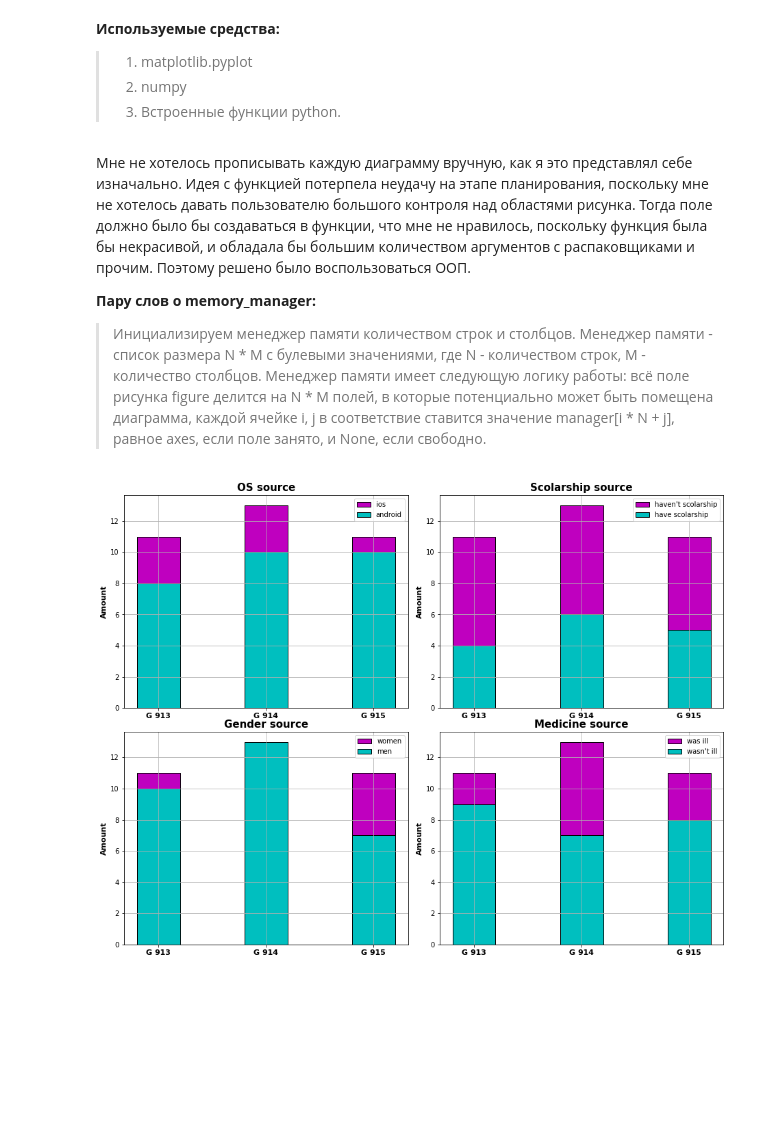
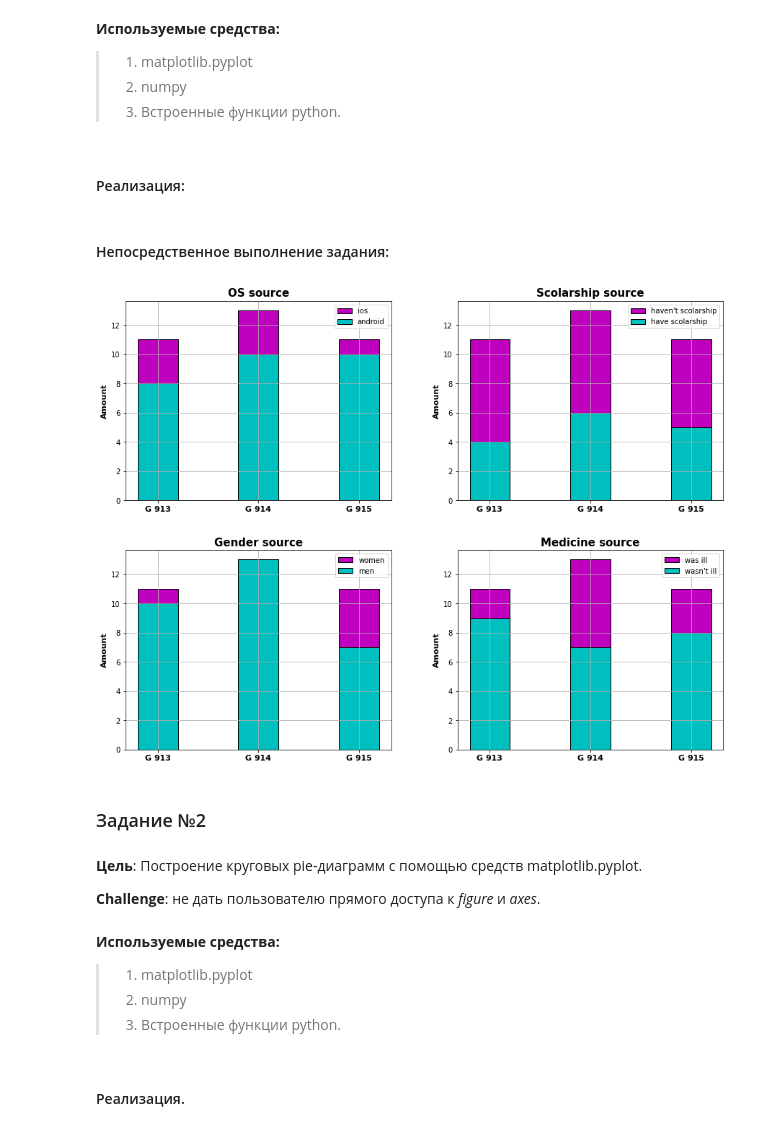
Before and after one commit to EvgrafovMichail/plt, a Jupyter notebook: matplotlib_evgrafov_michail_915.ipynb, the cells around one changed output. Cells and saved outputs as stored; diff of their text form; code cells hidden in the pictures; blank space fills up the shorter version.

Commit message:
add task 2 common interface and ABC

```diff
--- a/matplotlib_evgrafov_michail_915.ipynb
+++ b/matplotlib_evgrafov_michail_915.ipynb
@@ -6,3 +16,26 @@ import numpy as np
+# %%
+class IMultiDiagramm(ABC):
+    """
+    Abstract class
+
+    It is just interface
+
+    """
+    @abstractmethod
+    def add_diagramm(self):
+        """
+        Add new diagram
+
+        """
+        None
+
+    @abstractmethod
+    def show(self):
+        """
+        Show all diagramms
+
+        """
+        plt.show()
 # %% [markdown]
 ### Задание №1
 # %% [markdown]
@@ -13,14 +48,10 @@ import numpy as np
 >1. matplotlib.pyplot
 >2. numpy
 >3. Встроенные функции python.
-# %% [markdown]
-Мне не хотелось прописывать каждую диаграмму вручную, как я это представлял себе изначально. Идея с функцией потерпела неудачу на этапе планирования, поскольку мне не хотелось давать пользователю большого контроля над областями рисунка. Тогда поле должно было бы создаваться в функции, что мне не нравилось, поскольку функция была бы некрасивой, и обладала бы большим количеством аргументов с распаковщиками и прочим. Поэтому решено было воспользоваться ООП.
-
-**Пару слов о memory_manager:**
-
-> Инициализируем менеджер памяти количеством строк и столбцов. Менеджер памяти - список размера N * M с булевыми значениями, где N - количеством строк, M - количество столбцов. Менеджер памяти имеет следующую логику работы: всё поле рисунка figure делится на N * M полей, в которые потенциально может быть помещена диаграмма, каждой ячейке i, j в соответствие ставится значение manager[i * N + j], равное axes, если поле занято, и None, если свободно.
+# %% [markdown]
+#### Реализация:
 # %%
-class MultiBars():
+class MultiBars(IMultiDiagramm):
     """
     There is a class for building several
     number of bar diagramms
@@ -29,15 +60,15 @@ class MultiBars():
     def __init__(self, mcols, nraws):
         self.__fig = plt.figure(figsize=(mcols * 6.4, nraws * 4.8))
         self.__memory = [None for i in range(nraws * mcols)]
-        self.__weight = round(9 / (mcols * 10), 2)
-        self.__hight = round(9 / (nraws * 10), 2)
+        self.__weight = round(8 / (mcols * 10), 2)
+        self.__hight = round(8 / (nraws * 10), 2)
         self.__raws = nraws
         self.__cols = mcols
         self.__i = 0
 
-    def add_bar(self, title, labels, local, glob, l_label, g_label):
+    def add_diagramm(self, title, labels, local, glob, l_label, g_label):
         """
-        Add new diagram in memory
+        Add new diagram in memory and in fig
 
         """
         try:
@@ -64,7 +95,7 @@ class MultiBars():
             ax.legend()
             ax.grid()
 
-            self.__memory[i] = ax
+            self.__memory[self.__i] = ax
 
             self.__i += 1
 
@@ -76,26 +107,42 @@ class MultiBars():
         Show all diagramms
 
         """
-        plt.show()
+        super().show()
+# %% [markdown]
+#### Непосредственное выполнение задания:
 # %%
 labels = ['G 913', 'G 914', 'G 915']
 
 amount_of_people = [11, 13, 11]
 group_amounts = [[10, 13, 7],
                  [9, 7, 8],
                  [8, 10, 10],
                  [4, 6, 5]]
 
 titles = ['Gender source', 'Medicine source', 'OS source', 'Scolarship source']
 l_labels = ['men', "wasn't ill", 'android', 'have scolarship']
 g_labels = ['women', 'was ill', 'ios', "haven't scolarship"]
 
 my_bars = MultiBars(2, 2)
 
 for i in range(len(titles)):
-    my_bars.add_bar(titles[i], labels, group_amounts[i], amount_of_people,
+    my_bars.add_diagramm(titles[i], labels, group_amounts[i], amount_of_people,
                    l_labels[i], g_labels[i])
 
 my_bars.show()
 # %% [output]
-[figure, old version]
+[figure, new version]
+# %% [markdown]
+### Задание №2
+# %% [markdown]
+**Цель**: Построение круговых pie-диаграмм с помощью средств matplotlib.pyplot.
+
+**Challenge**: не дать пользователю прямого доступа к *figure* и *axes*.
+# %% [markdown]
+**Используемые средства:**
+
+>1. matplotlib.pyplot
+>2. numpy
+>3. Встроенные функции python.
+# %% [markdown]
+#### Реализация.
```
Also changed, not shown: parts of 7 cells of this notebook.
